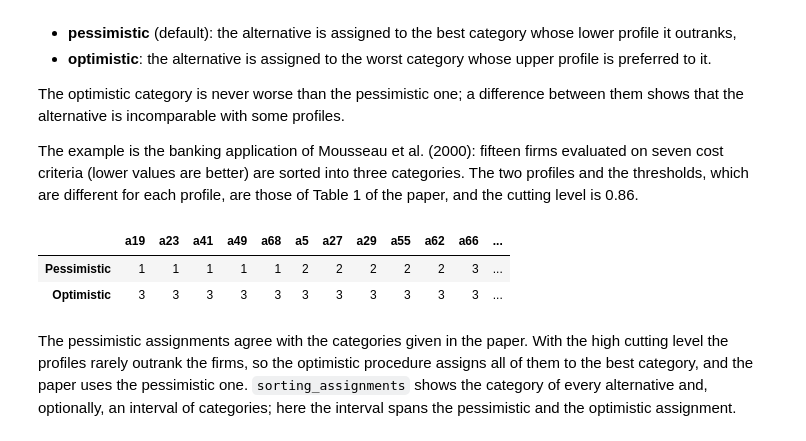
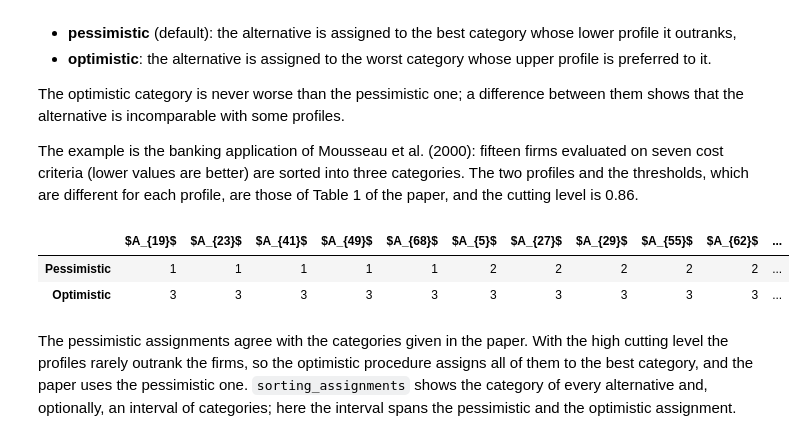
Before and after one commit to kotbaton/pymcdm, a Jupyter notebook: examples/Sorting_Example.ipynb, the cells around one changed output. Saved outputs shown, nothing was run; the diff lists cells and outputs as text; code cells hidden in the pictures.

```diff
--- a/examples/Sorting_Example.ipynb
+++ b/examples/Sorting_Example.ipynb
@@ -67,38 +67,40 @@ q = np.array([[0.67, 1.84, 1.84, 1.84, 1.84, 1.84, 2.56],
 p = np.array([[1.34, 3.73, 3.73, 3.73, 3.73, 3.73, 5.19],
               [1.28, 3.17, 3.17, 3.17, 3.17, 3.17, 4.15]])
 
-# Firms a19, a23, a41, a49, a68, a5, a27, a29, a55, a62, a66, a69, a84, a93 and a94 (Table 2)
-firms = ['a19', 'a23', 'a41', 'a49', 'a68', 'a5', 'a27', 'a29', 'a55', 'a62', 'a66', 'a69', 'a84', 'a93', 'a94']
+# Firms a19, a23, a41, a49, a68, a5, a27, a29, a55, a62, a66, a69, a84, a93 and a94 (Table 2), labelled with
+# their numbers from the paper
+numbers = [19, 23, 41, 49, 68, 5, 27, 29, 55, 62, 66, 69, 84, 93, 94]
+firms = [f'$A_{{{i}}}$' for i in numbers]
 matrix = np.array([
     [13.02, 15.74, 18.02, 7.24, 79.21, 42.63, 79.32],
     [13.66, 11.01, 14.11, 70.55, 69.01, 18.77, 42.39],
     [13.04, 7.99, 22.44, 7.24, 31.40, 14.83, 58.65],
     [13.48, 1.05, 18.02, 6.45, 31.40, 18.77, 100.00],
     [9.91, 7.99, 14.11, 7.24, 12.92, 3.02, 58.65],
     [14.43, 11.01, 18.02, 29.25, 22.16, 31.73, 39.44],
     [13.51, 14.02, 18.02, 29.25, 22.16, 8.91, 39.44],
     [13.39, 11.01, 18.02, 17.36, 22.16, 8.91, 39.44],
     [12.14, 7.99, 18.02, 5.46, 22.16, 3.02, 39.44],
     [11.07, 7.99, 18.02, 5.46, 12.92, 3.02, 39.44],
     [10.25, 7.99, 14.11, 15.58, 12.92, 8.91, 20.24],
     [10.65, 11.01, 10.47, 3.69, 3.76, 8.91, 20.24],
     [8.26, 7.99, 10.47, 3.69, 3.76, 3.02, 20.24],
     [3.68, 1.96, 6.74, 15.58, 3.76, 3.02, 20.24],
     [3.86, 1.96, 3.02, 3.69, 3.76, 3.02, 20.24],
 ])
 
 pessimistic = ELECTRE_TRI(profiles, q=q, p=p, cutting_level=0.86)
 optimistic = ELECTRE_TRI(profiles, q=q, p=p, cutting_level=0.86, procedure='optimistic')
 
 electre = pd.DataFrame({
     'Pessimistic': pessimistic(matrix, weights, types),
     'Optimistic': optimistic(matrix, weights, types),
 }, index=firms)
 electre.T
 # %% [output]
-|  | a19 | a23 | a41 | a49 | a68 | a5 | a27 | a29 | a55 | a62 | a66 | ... |
-| Pessimistic | 1 | 1 | 1 | 1 | 1 | 2 | 2 | 2 | 2 | 2 | 3 | ... |
-| Optimistic | 3 | 3 | 3 | 3 | 3 | 3 | 3 | 3 | 3 | 3 | 3 | ... |
+|  | $A_{19}$ | $A_{23}$ | $A_{41}$ | $A_{49}$ | $A_{68}$ | $A_{5}$ | $A_{27}$ | $A_{29}$ | $A_{55}$ | $A_{62}$ | ... |
+| Pessimistic | 1 | 1 | 1 | 1 | 1 | 2 | 2 | 2 | 2 | 2 | ... |
+| Optimistic | 3 | 3 | 3 | 3 | 3 | 3 | 3 | 3 | 3 | 3 | ... |
 # %% [markdown]
 The pessimistic assignments agree with the categories given in the paper. With the high cutting level the profiles
 rarely outrank the firms, so the optimistic procedure assigns all of them to the best category, and the paper uses
```
Also changed, not shown: parts of 10 cells of this notebook, 1 other file.
